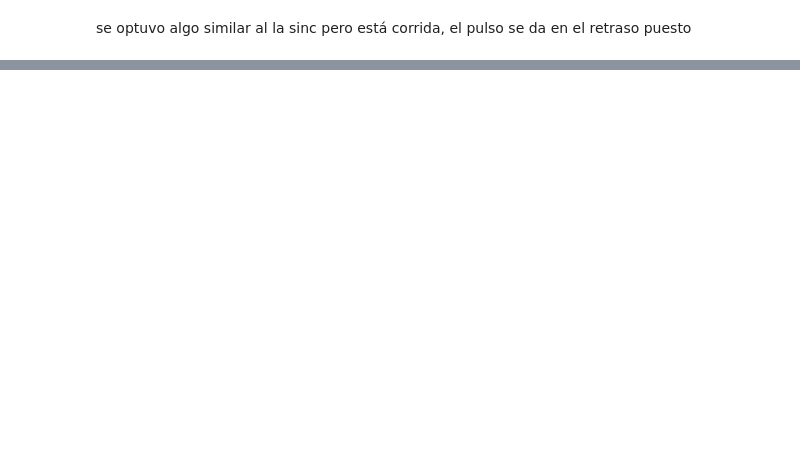
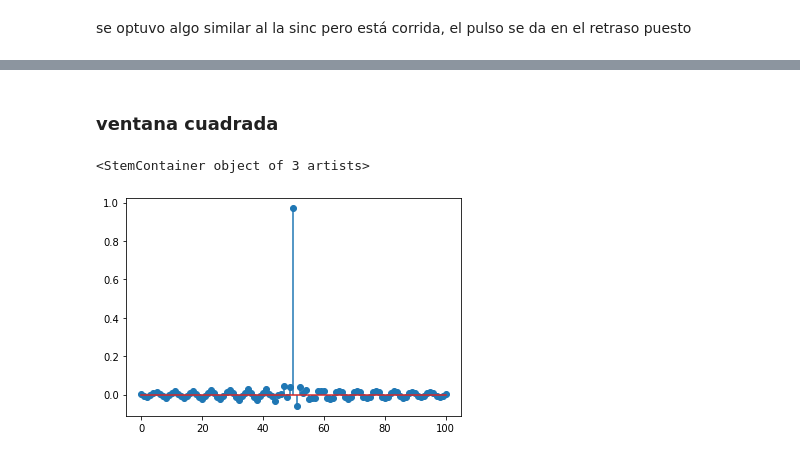
Before and after one commit to jeremias-ramirez/pds, a Jupyter notebook: practicas/filtros/ejer3.ipynb, the cells around one changed output, grey strips where cells are left out. Cells and saved outputs as stored; diff of their text form; code cells hidden in the pictures; blank space fills up the shorter version.

```diff
--- a/practicas/filtros/ejer3.ipynb
+++ b/practicas/filtros/ejer3.ipynb
@@ -64,0 +72,8 @@ se optuvo algo similar al la sinc pero está corrida, el pulso se da en el retra
+# %% [markdown]
+### ventana cuadrada
+# %%
+hf = h[:N] * ws.boxcar(N)
+plt.stem(hf)
+# %% [output]
+<StemContainer object of 3 artists>
+[figure, added]
```
Also changed, not shown: parts of 8 cells of this notebook.
